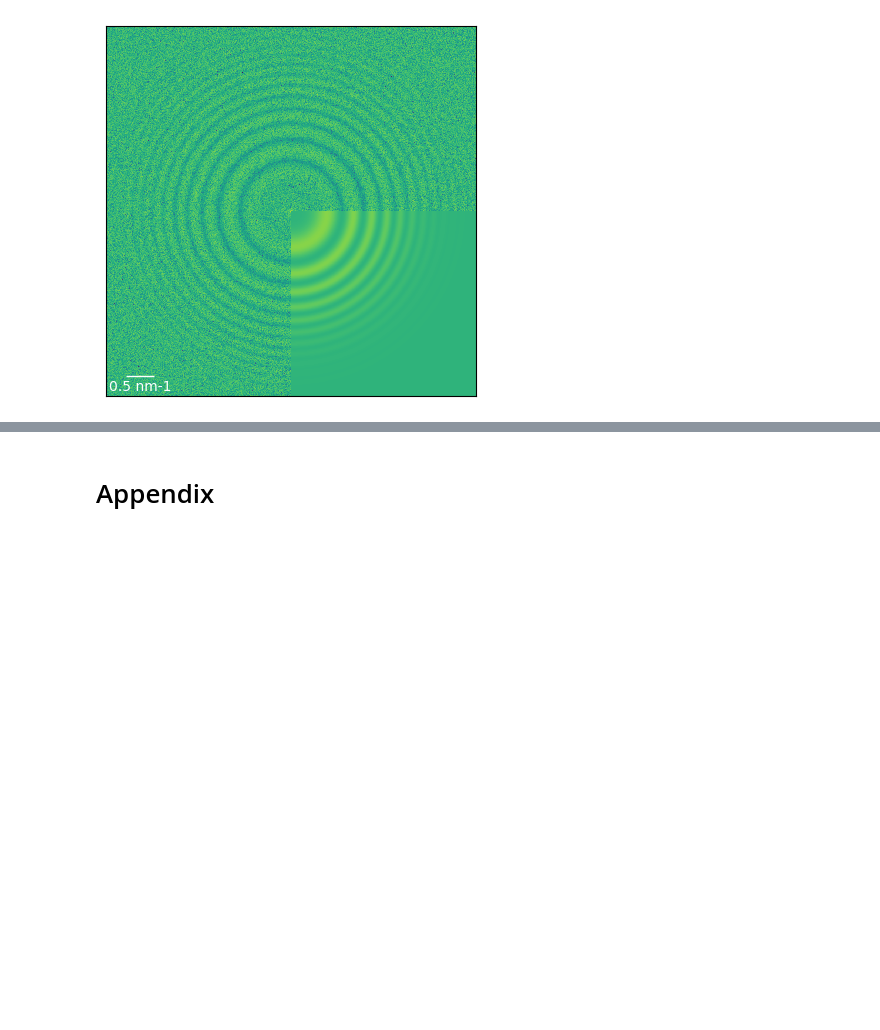
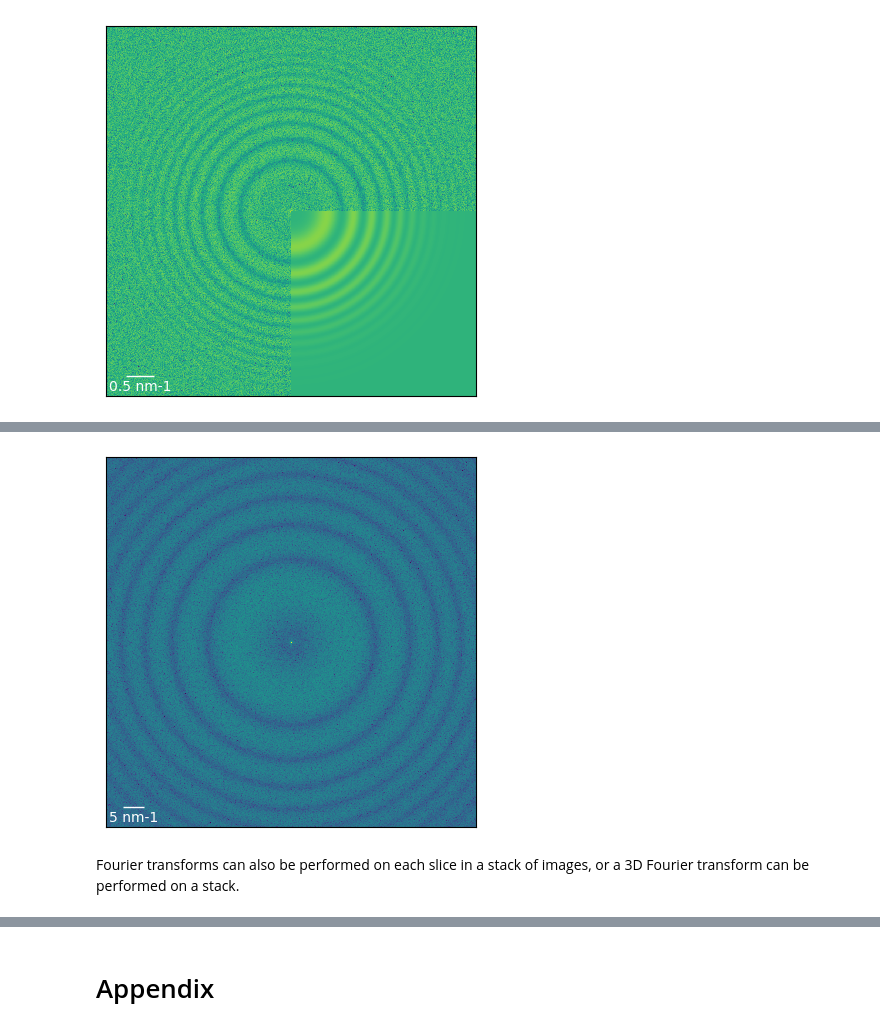
Before and after one commit to benweare/pyCTF, a Jupyter notebook: pyCTF_examples.ipynb, the cells around one changed output, grey strips where cells are left out. Cells and saved outputs as stored; diff of their text form; code cells hidden in the pictures; blank space fills up the shorter version.

```diff
--- a/pyCTF_examples.ipynb
+++ b/pyCTF_examples.ipynb
@@ -274 +281,15 @@ show_image( composite, scale=CTF.scale )
+# %%
+from pyCTF.fourier import Fourier
+from pyCTF.misc import show_image
+
+image =  np.array( Image.open( 'assets//example_image.tif' ))
+FFT = Fourier.imfft( image )
+FFT = Fourier.crop( FFT, 600 )
+FFT = Fourier.log_mod( FFT )
+
+show_image( FFT, scale=0.14782, length=5 )
+# %% [output]
+[figure, added]
+# %% [markdown]
+Fourier transforms can also be performed on each slice in a stack of images, or a 3D Fourier transform can be performed on a stack.
 # %% [markdown]
```
Also changed, not shown: parts of 2 cells of this notebook, 2 other files.
